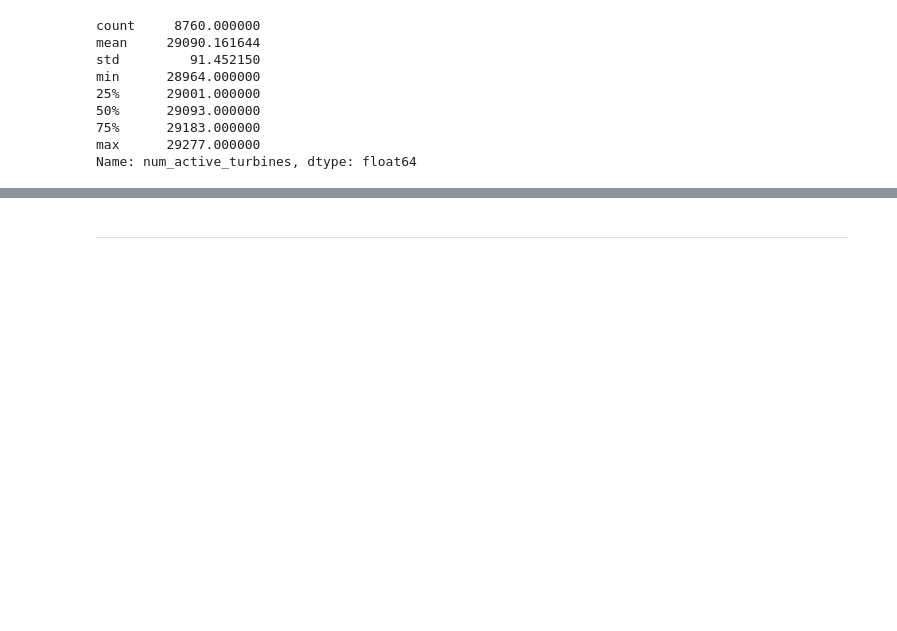
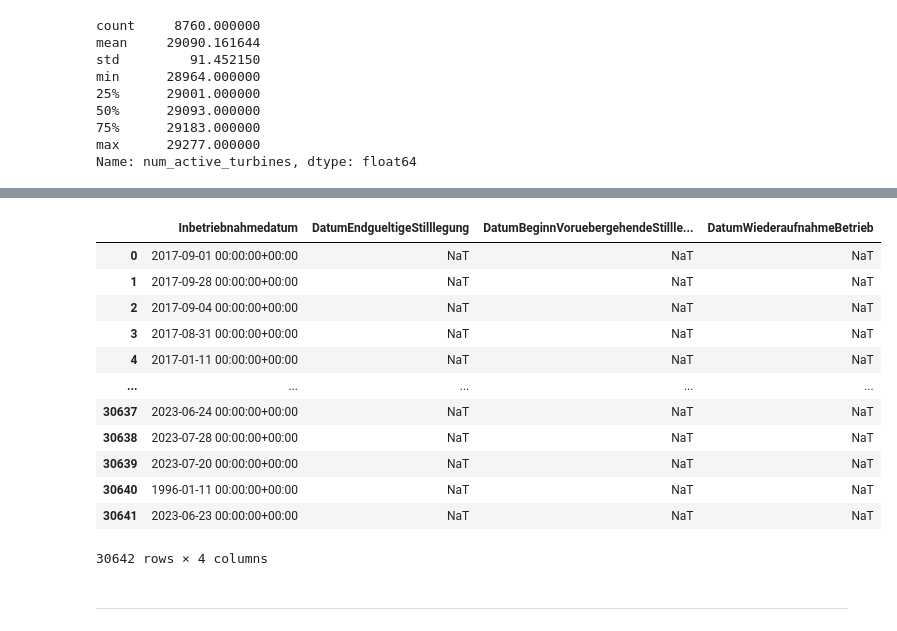
Before and after one commit to meteoviz/wind_power_forecasting_germany, a Jupyter notebook: notebooks/ML_dataframe.ipynb, the cells around one changed output, grey strips where cells are left out. Cells and saved outputs as stored; diff of their text form; code cells hidden in the pictures; blank space fills up the shorter version.

```diff
--- a/notebooks/ML_dataframe.ipynb
+++ b/notebooks/ML_dataframe.ipynb
@@ -316,3 +439,19 @@ Name: num_active_turbines, dtype: float64
+# %%
+df_turbines[turbine_date_columns]
+# %% [output]
+|  | Inbetriebnahmedatum | DatumEndgueltigeStilllegung | DatumBeginnVoruebergehendeStillle... | DatumWiederaufnahmeBetrieb |
+| 0 | 2017-09-01 00:00:00+00:00 | NaT | NaT | NaT |
+| 1 | 2017-09-28 00:00:00+00:00 | NaT | NaT | NaT |
+| 2 | 2017-09-04 00:00:00+00:00 | NaT | NaT | NaT |
+| 3 | 2017-08-31 00:00:00+00:00 | NaT | NaT | NaT |
+| 4 | 2017-01-11 00:00:00+00:00 | NaT | NaT | NaT |
+| ... | ... | ... | ... | ... |
+| 30637 | 2023-06-24 00:00:00+00:00 | NaT | NaT | NaT |
+| 30638 | 2023-07-28 00:00:00+00:00 | NaT | NaT | NaT |
+| 30639 | 2023-07-20 00:00:00+00:00 | NaT | NaT | NaT |
+| 30640 | 1996-01-11 00:00:00+00:00 | NaT | NaT | NaT |
+| 30641 | 2023-06-23 00:00:00+00:00 | NaT | NaT | NaT |
+30642 rows × 4 columns
 # %% [markdown]
 -----
 # %% [markdown]
```
Also changed, not shown: parts of 14 cells of this notebook.
